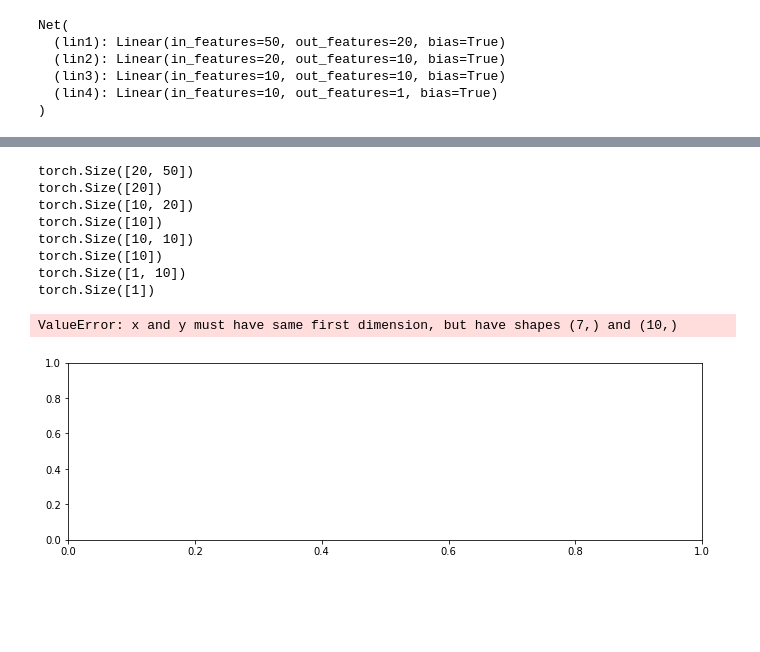
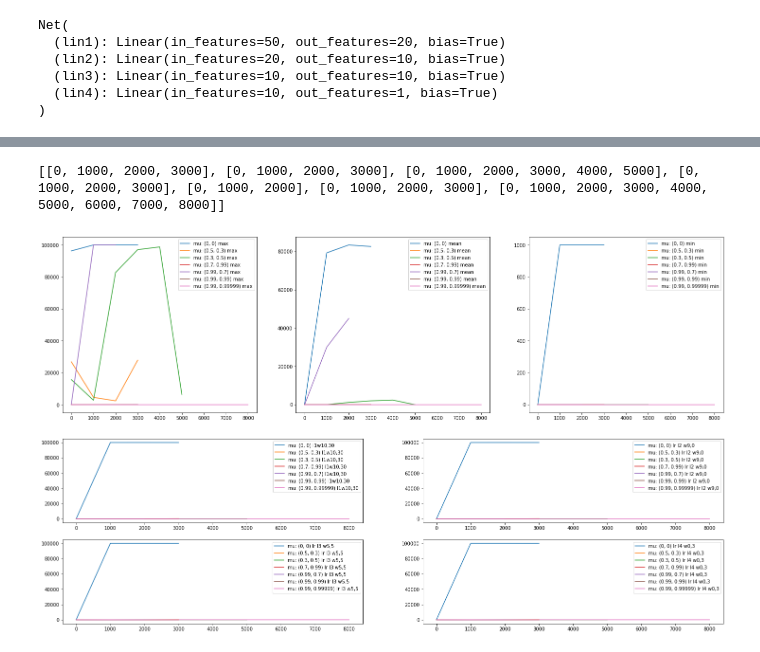
Before and after one commit to SultanovAR/mephi_course_neuro, a Jupyter notebook: bdz/adam.ipynb, the cells around one changed output, grey strips where cells are left out. Saved outputs shown, nothing was run; the diff lists cells and outputs as text; code cells hidden in the pictures; blank space fills up the shorter version.

```diff
--- a/bdz/adam.ipynb
+++ b/bdz/adam.ipynb
@@ -170,7 +170,7 @@ lr_mean_by_rho = []
 lr_min_by_rho = []
 lr_max_by_rho = []
 
-list_of_betas = [(0, 0), (0.5, 0.3), (0.3, 0.5), (0.7, 0.99), (0.99, 0.7), (0.99, 0.99)]
+list_of_betas = [(0, 0), (0.5, 0.3), (0.3, 0.5), (0.7, 0.99), (0.99, 0.7), (0.99, 0.99), (0.99, 0.99999)]
 
 for betas in list_of_betas:
     optimizer = optim.Adam(net.parameters(), lr=lr, betas=betas)
@@ -193,7 +193,7 @@ for betas in list_of_betas:
     lr_min = []
     lr_max = []
 
-    for epoch in range(100):
+    for epoch in range(5*10**4):
         loss_acc = []
         min_acc = 1000
         max_acc = -1000
@@ -218,7 +218,7 @@ for betas in list_of_betas:
                 print('lr: ', lr, ' breaked on epoch: ', epoch, '\n')
                 break
 
-        if epoch % 10 == 0:
+        if epoch % 1000 == 0:
             epoch_list.append(epoch)
             for valid_data in valid_dataloader:
                 features, labels = valid_data[:, FEATURES_INDEX].float(), valid_data[:, LABELS_INDEX].float()
@@ -272,57 +288,48 @@ KeyboardInterrupt:
-# %%
-for i in state:
-    print(i.shape)
-# %% [output]
-torch.Size([20, 50])
-torch.Size([20])
-torch.Size([10, 20])
-torch.Size([10])
-torch.Size([10, 10])
-torch.Size([10])
-torch.Size([1, 10])
-torch.Size([1])
+# %%
+print(epoch_list_by_rho)
+# %% [output]
+[[0, 1000, 2000, 3000], [0, 1000, 2000, 3000], [0, 1000, 2000, 3000, 4000, 5000], [0, 1000, 2000, 3000], [0, 1000, 2000], [0, 1000, 2000, 3000], [0, 1000, 2000, 3000, 4000, 5000, 6000, 7000, 8000]]
 # %%
 plt.figure(figsize=(25,15))
 plt.subplot(4, 2, 5)
 for num, i in enumerate(list_of_betas):
-    plt.plot(epoch_by_rho[num], lr_l1_by_rho[num], label='mu: '+str(i)+' l1w10,30')
+    plt.plot(epoch_list_by_rho[num], lr_l1_by_rho[num], label='mu: '+str(i)+' l1w10,30')
 plt.legend()
 
 plt.subplot(4, 2, 6)
 for num, i in enumerate(list_of_betas):
-    plt.plot(epoch_by_rho[num], lr_l2_by_rho[num], label='mu: '+str(i)+' lr l2 w9,0')
+    plt.plot(epoch_list_by_rho[num], lr_l2_by_rho[num], label='mu: '+str(i)+' lr l2 w9,0')
 plt.legend()
 
 plt.subplot(4, 2, 7)
 for num, i in enumerate(list_of_betas):
-    plt.plot(epoch_by_rho[num], lr_l3_by_rho[num], label='mu: '+str(i)+' lr l3 w5,5')
+    plt.plot(epoch_list_by_rho[num], lr_l3_by_rho[num], label='mu: '+str(i)+' lr l3 w5,5')
 plt.legend()
 
 plt.subplot(4, 2, 8)
 for num, i in enumerate(list_of_betas):
-    plt.plot(epoch_by_rho[num], lr_l4_by_rho[num], label='mu: '+str(i)+' lr l4 w0,3')
+    plt.plot(epoch_list_by_rho[num], lr_l4_by_rho[num], label='mu: '+str(i)+' lr l4 w0,3')
 plt.legend()
 
 plt.subplot(2, 3, 1)
 for num, i in enumerate(list_of_betas):
-    plt.plot(epoch_by_rho[num], lr_max_by_rho[num], label='mu: '+str(i)+' max')
+    plt.plot(epoch_list_by_rho[num], lr_max_by_rho[num], label='mu: '+str(i)+' max')
 plt.legend()
 
 plt.subplot(2, 3, 2)
 for num, i in enumerate(list_of_betas):
-    plt.plot(epoch_by_rho[num], lr_mean_by_rho[num], label='mu: '+str(i)+' mean')
+    plt.plot(epoch_list_by_rho[num], lr_mean_by_rho[num], label='mu: '+str(i)+' mean')
 plt.legend()
 
 plt.subplot(2, 3, 3)
 for num, i in enumerate(list_of_betas):
-    plt.plot(epoch_by_rho[num], lr_min_by_rho[num], label='mu: '+str(i)+' min')
+    plt.plot(epoch_list_by_rho[num], lr_min_by_rho[num], label='mu: '+str(i)+' min')
 plt.legend()
 
 plt.legend()
 plt.savefig('adam/lrs.png', bbox_inches='tight')
 # %% [output]
-ValueError: x and y must have same first dimension, but have shapes (7,) and (10,)
-[figure, old version]
+[figure, new version]
 # %%
 plt.figure(figsize=(17,5))
 plt.subplot(1, 3, 1)
```
Also changed, not shown: parts of 9 cells of this notebook, 21 other files.
